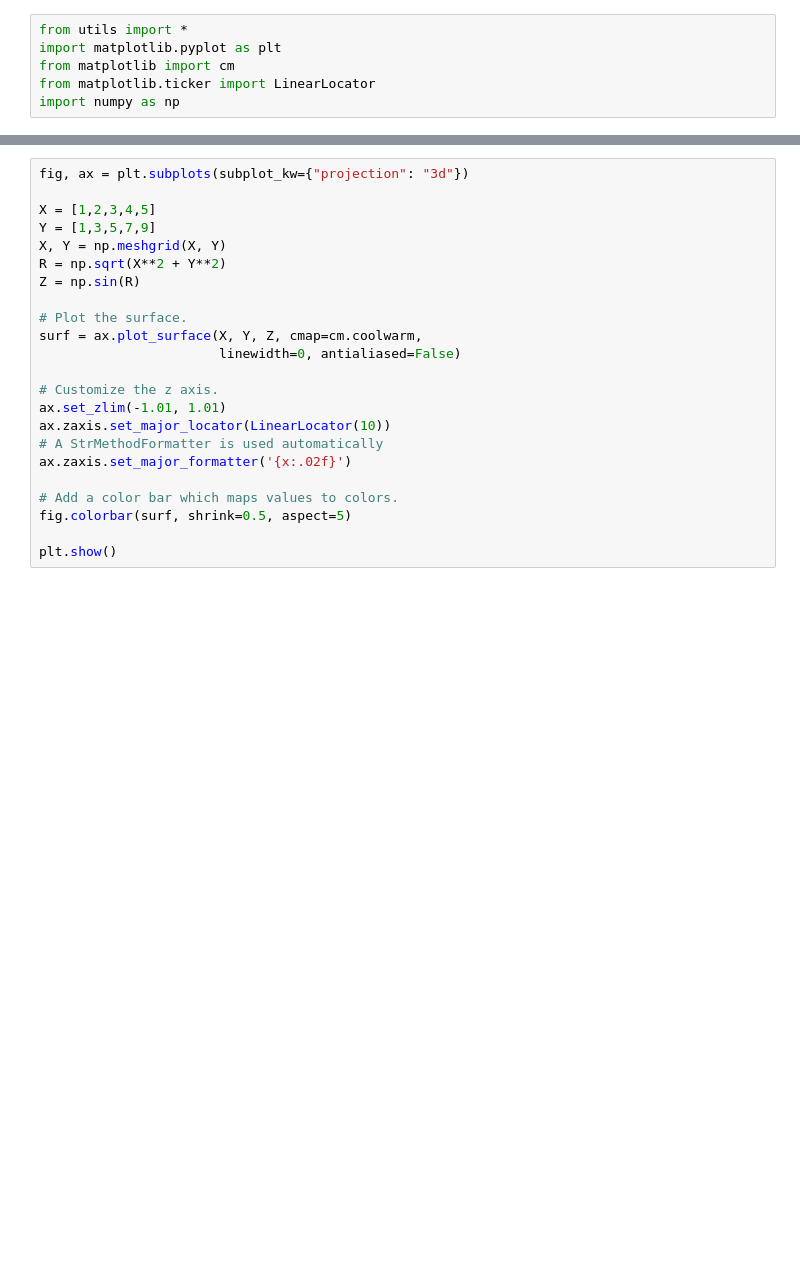
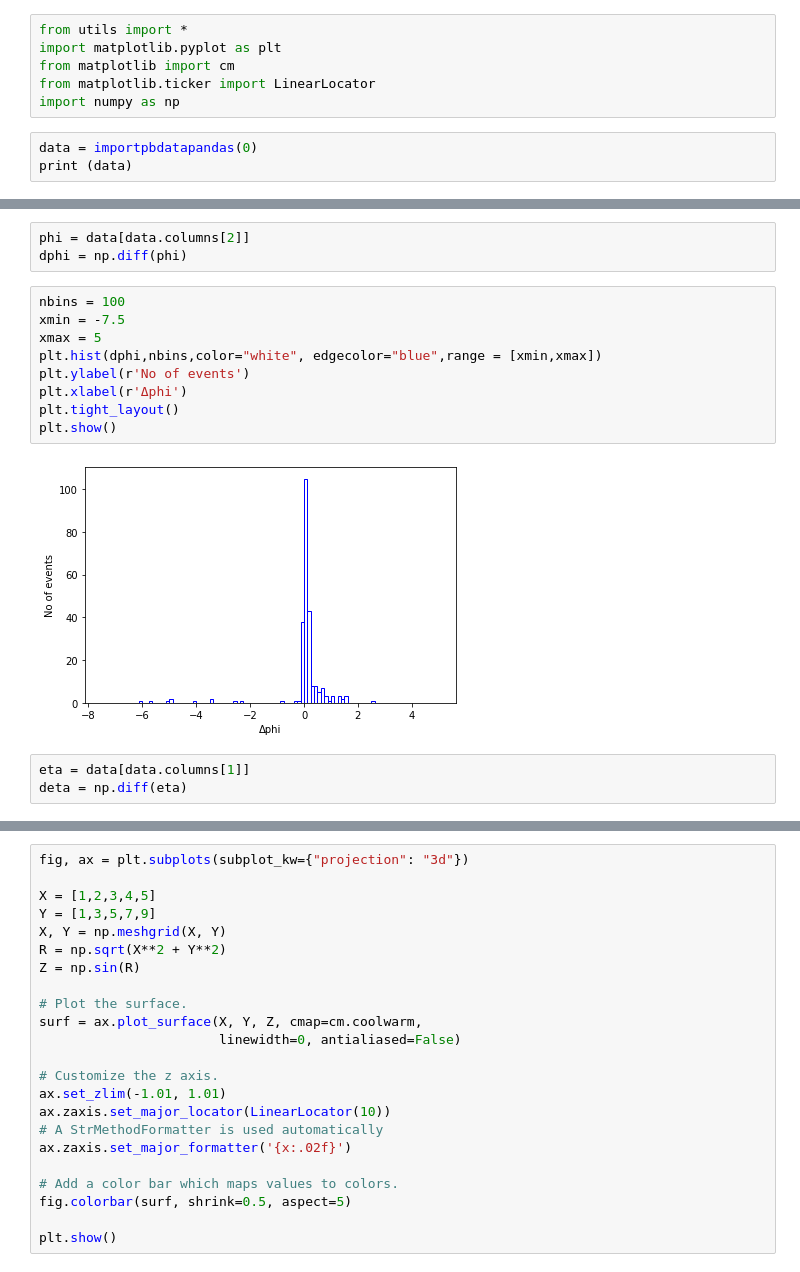
Before and after one commit to HarryWang0619/CIS_May_FinalProject, a Jupyter notebook: Zihao(test).ipynb, the cells around one changed output, grey strips where cells are left out. Saved outputs shown, nothing was run; the diff lists cells and outputs as text; blank space fills up the shorter version.

```diff
--- a/test.ipynb
+++ b/Zihao(test).ipynb
@@ -4,3 +4,6 @@ import matplotlib.pyplot as plt
 from matplotlib import cm
 from matplotlib.ticker import LinearLocator
 import numpy as np
+# %%
+data = importpbdatapandas(0)
+print (data)
@@ -6,0 +25,17 @@ import numpy as np
+# %%
+phi = data[data.columns[2]]
+dphi = np.diff(phi)
+# %%
+nbins = 100
+xmin = -7.5
+xmax = 5
+plt.hist(dphi,nbins,color="white", edgecolor="blue",range = [xmin,xmax])
+plt.ylabel(r'No of events')
+plt.xlabel(r'Δphi')
+plt.tight_layout()
+plt.show()
+# %% [output]
+[figure, added]
+# %%
+eta = data[data.columns[1]]
+deta = np.diff(eta)
```
Also changed, not shown: parts of 2 cells of this notebook, 1 other file.
